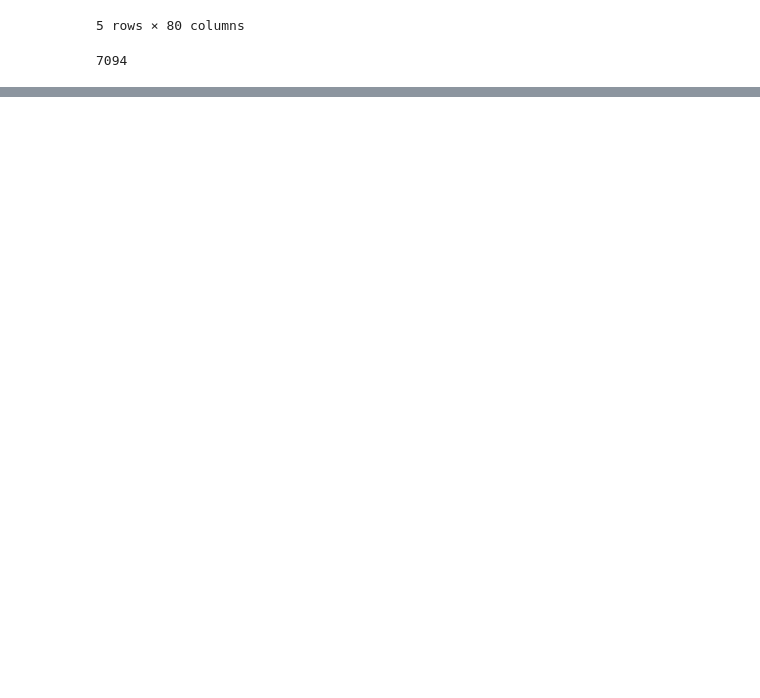
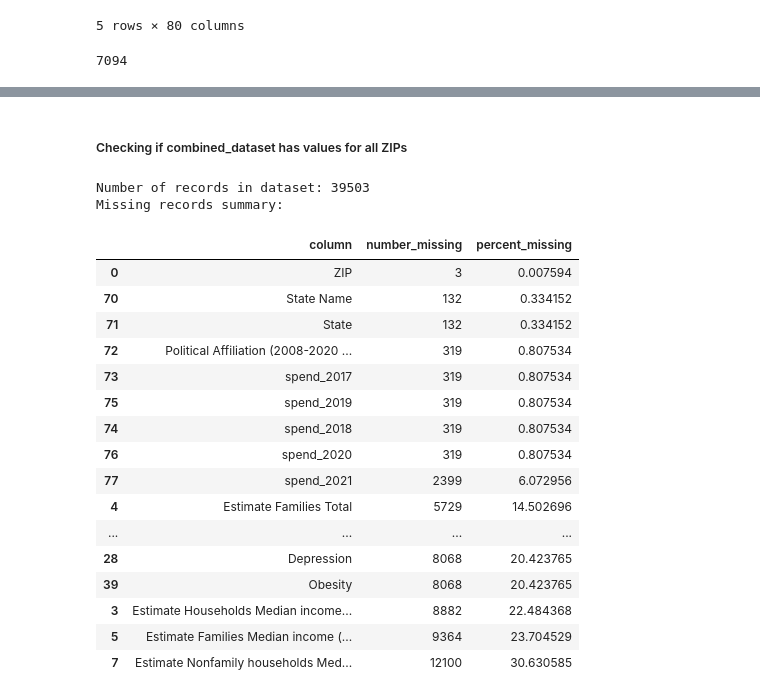
Before and after one commit to anuvrat-umich/siads_milestone1, a Jupyter notebook: src/data_merging.ipynb, the cells around one changed output, grey strips where cells are left out. Saved outputs shown, nothing was run; the diff lists cells and outputs as text; code cells hidden in the pictures; blank space fills up the shorter version.

```diff
--- a/src/data_merging.ipynb
+++ b/src/data_merging.ipynb
@@ -131,0 +130,25 @@ NameError: name 'combined_dataset' is not defined
+# %% [markdown]
+##### Checking if combined_dataset has values for all ZIPs
+# %%
+# % Missing values for each column. Function defined in helper functions notebook
+perc_missing_num(combined_dataset)
+# %% [output]
+Number of records in dataset: 39503
+Missing records summary:
+|  | column | number_missing | percent_missing |
+| 0 | ZIP | 3 | 0.007594 |
+| 70 | State Name | 132 | 0.334152 |
+| 71 | State | 132 | 0.334152 |
+| 72 | Political Affiliation (2008-2020 ... | 319 | 0.807534 |
+| 73 | spend_2017 | 319 | 0.807534 |
+| 75 | spend_2019 | 319 | 0.807534 |
+| 74 | spend_2018 | 319 | 0.807534 |
+| 76 | spend_2020 | 319 | 0.807534 |
+| 77 | spend_2021 | 2399 | 6.072956 |
+| 4 | Estimate Families Total | 5729 | 14.502696 |
+| ... | ... | ... | ... |
+| 28 | Depression | 8068 | 20.423765 |
+| 39 | Obesity | 8068 | 20.423765 |
+| 3 | Estimate Households Median income... | 8882 | 22.484368 |
+| 5 | Estimate Families Median income (... | 9364 | 23.704529 |
+| 7 | Estimate Nonfamily households Med... | 12100 | 30.630585 |
```
Also changed, not shown: parts of 8 cells of this notebook, 2 other files.
